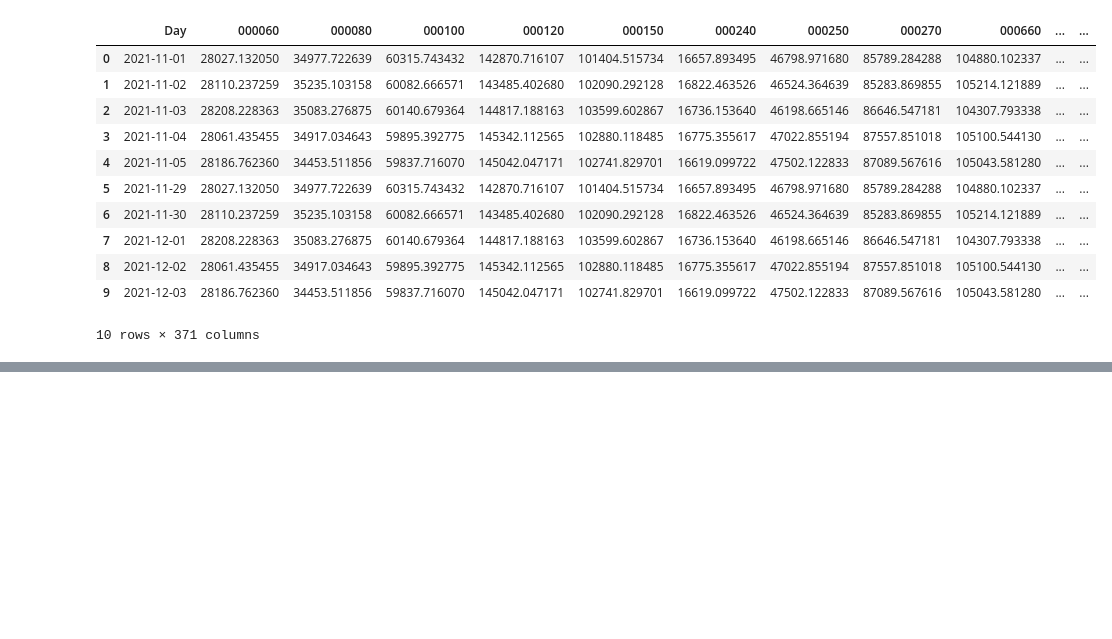
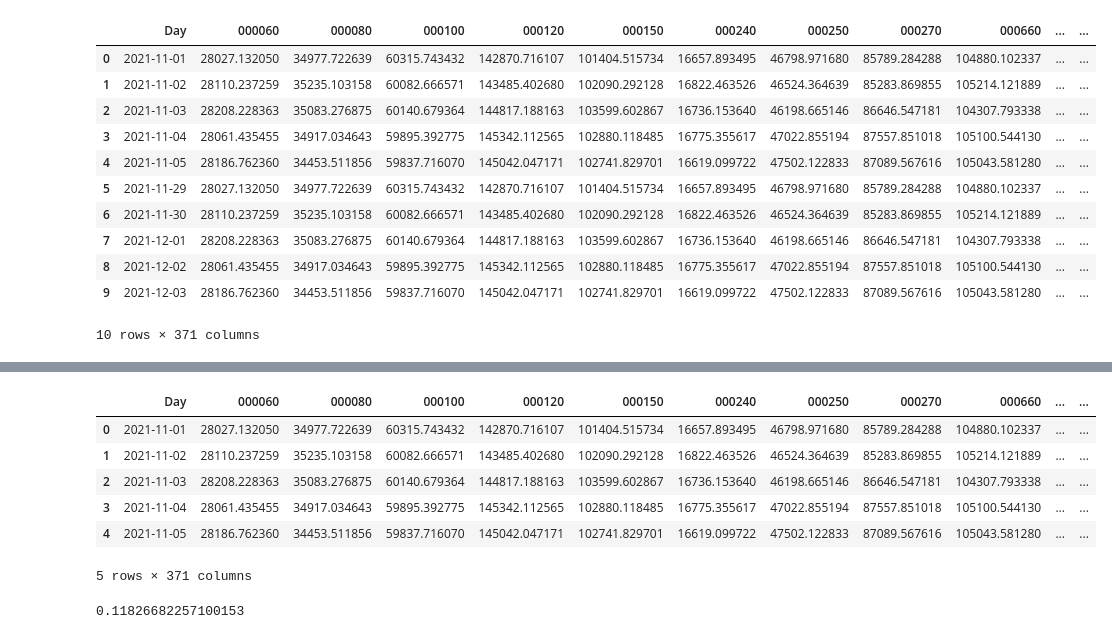
Before and after one commit to alifejon/predict_2022, a Jupyter notebook: notebook/baseline_regression.ipynb, the cells around one changed output, grey strips where cells are left out. Cells and saved outputs as stored; diff of their text form; code cells hidden in the pictures; blank space fills up the shorter version.

```diff
--- a/notebook/baseline_regression.ipynb
+++ b/notebook/baseline_regression.ipynb
@@ -255,0 +268,16 @@ sample_submission
+# %%
+public_submission = sample_submission.head(5)
+public_submission
+# %% [output]
+|  | Day | 000060 | 000080 | 000100 | 000120 | 000150 | 000240 | 000250 | 000270 | 000660 | ... | ... |
+| 0 | 2021-11-01 | 28027.132050 | 34977.722639 | 60315.743432 | 142870.716107 | 101404.515734 | 16657.893495 | 46798.971680 | 85789.284288 | 104880.102337 | ... | ... |
+| 1 | 2021-11-02 | 28110.237259 | 35235.103158 | 60082.666571 | 143485.402680 | 102090.292128 | 16822.463526 | 46524.364639 | 85283.869855 | 105214.121889 | ... | ... |
+| 2 | 2021-11-03 | 28208.228363 | 35083.276875 | 60140.679364 | 144817.188163 | 103599.602867 | 16736.153640 | 46198.665146 | 86646.547181 | 104307.793338 | ... | ... |
+| 3 | 2021-11-04 | 28061.435455 | 34917.034643 | 59895.392775 | 145342.112565 | 102880.118485 | 16775.355617 | 47022.855194 | 87557.851018 | 105100.544130 | ... | ... |
+| 4 | 2021-11-05 | 28186.762360 | 34453.511856 | 59837.716070 | 145042.047171 | 102741.829701 | 16619.099722 | 47502.122833 | 87089.567616 | 105043.581280 | ... | ... |
+5 rows × 371 columns
+# %%
+y_pred_div_y = (public_submission.drop('Day', axis=1).values - public_answer.drop('Day', axis=1).values) / public_answer.drop('Day', axis=1).values
+np.sqrt((y_pred_div_y*y_pred_div_y).mean())
+# %% [output]
+0.11826682257100153
```
Also changed, not shown: parts of 1 cell of this notebook, 4 other files.
